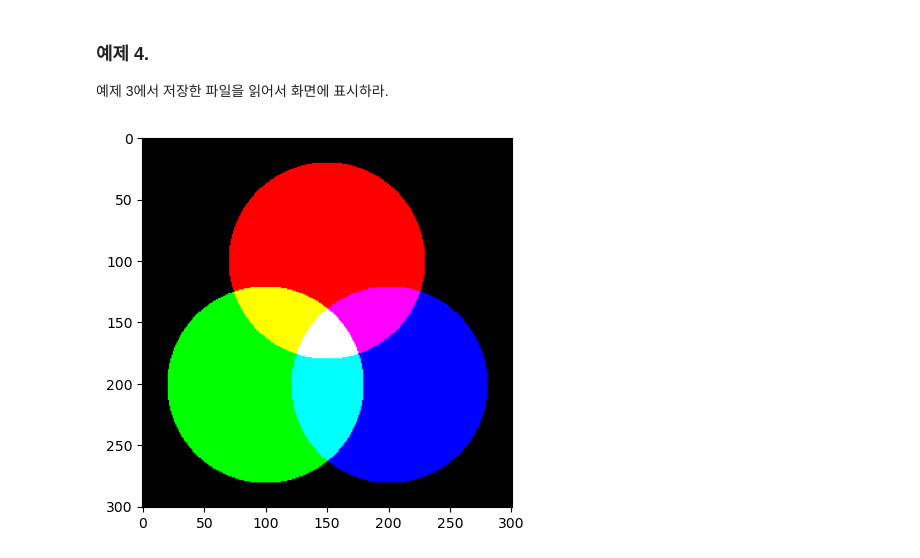
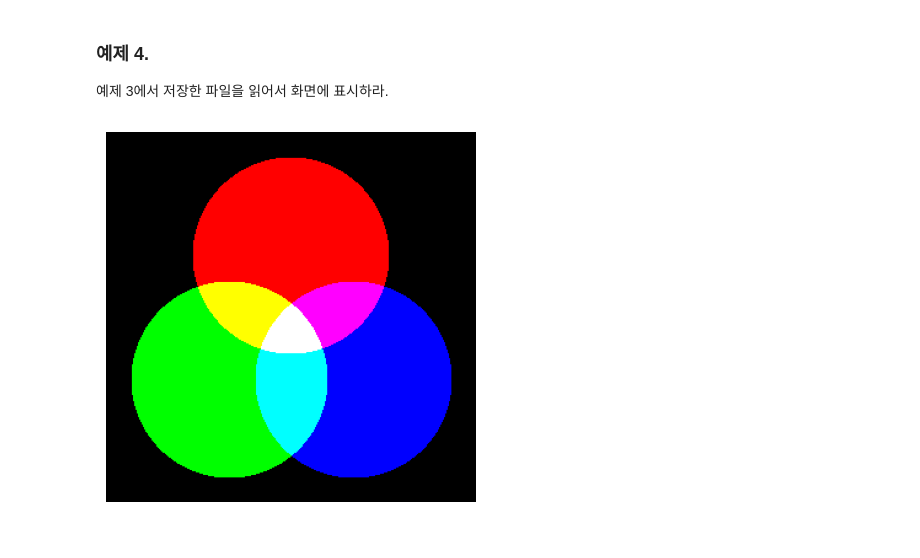
Before and after one commit to minjunkim0205/PythonScientificProgrammingBasics-SeophyungPark, a Jupyter notebook: Src/Final/Week12-1/PSP-2023-02-lab-9-00000000-name.ipynb, the cells around one changed output. Drawn from its saved outputs; the diff is of its cells as text; code cells hidden in the pictures.

```diff
--- a/Src/Final/Week12-1/PSP-2023-02-lab-9-00000000-name.ipynb
+++ b/Src/Final/Week12-1/PSP-2023-02-lab-9-00000000-name.ipynb
@@ -100,9 +98,10 @@ mplimg.imsave('test.png', img)
 # %%
 img2 = plt.imread('test.png')
 plt.imshow(img2)
+plt.axis('off')
 plt.show()
 # %% [output]
-[figure, old version]
+[figure, new version]
 # %% [markdown]
 ### 문제 1. 다음과 같은 영상을 ndarray로 만들어서 화면에 표시하는 프로그램을 작성하라.
 
```
Also changed, not shown: parts of 9 cells of this notebook, 4 other files.
